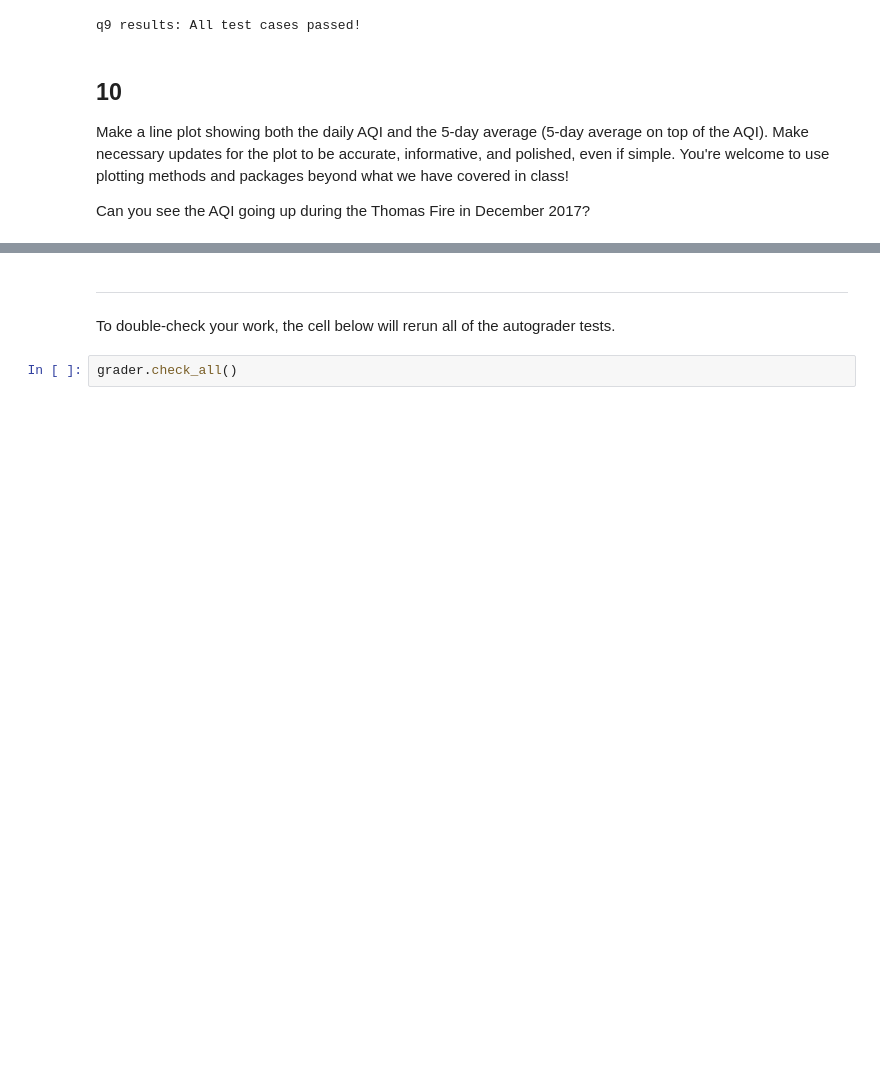
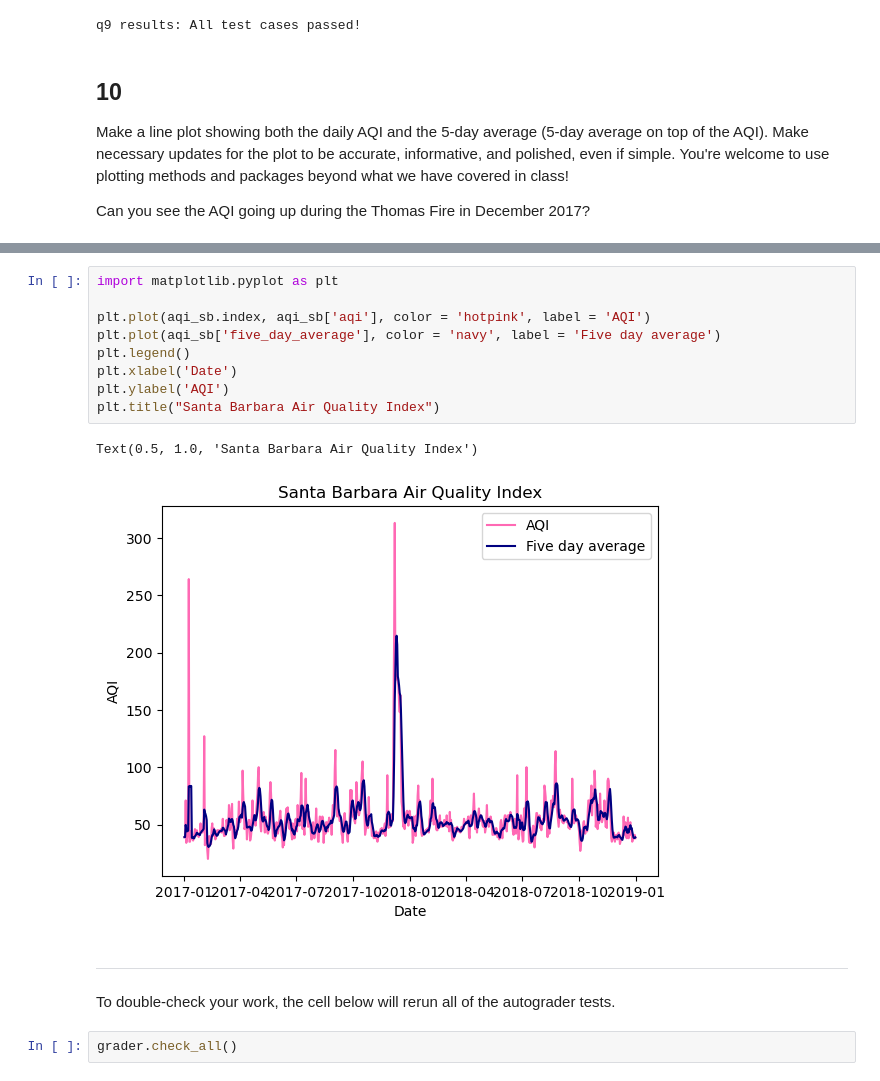
Before and after one commit to sofiiir/eds220-hwk2, a Jupyter notebook: task3/hwk2-task3-aqi.ipynb, the cells around one changed output, grey strips where cells are left out. Drawn from its saved outputs; the diff is of its cells as text; blank space fills up the shorter version.

Commit message:
Create plot in matplotlib

```diff
--- a/task3/hwk2-task3-aqi.ipynb
+++ b/task3/hwk2-task3-aqi.ipynb
@@ -398,6 +416,18 @@ aqi_sb.plot(kind = "line",
 # %% [output]
 <Axes: title={'center': 'Santa Barbara Air Quality Index'}, xlabel='Date', ylabel='AQI'>
 [figure]
+# %%
+import matplotlib.pyplot as plt
+
+plt.plot(aqi_sb.index, aqi_sb['aqi'], color = 'hotpink', label = 'AQI')
+plt.plot(aqi_sb['five_day_average'], color = 'navy', label = 'Five day average')
+plt.legend()
+plt.xlabel('Date')
+plt.ylabel('AQI')
+plt.title("Santa Barbara Air Quality Index")
+# %% [output]
+Text(0.5, 1.0, 'Santa Barbara Air Quality Index')
+[figure, added]
 # %% [markdown]
 ---
 
```
Also changed, not shown: parts of 4 cells of this notebook.
